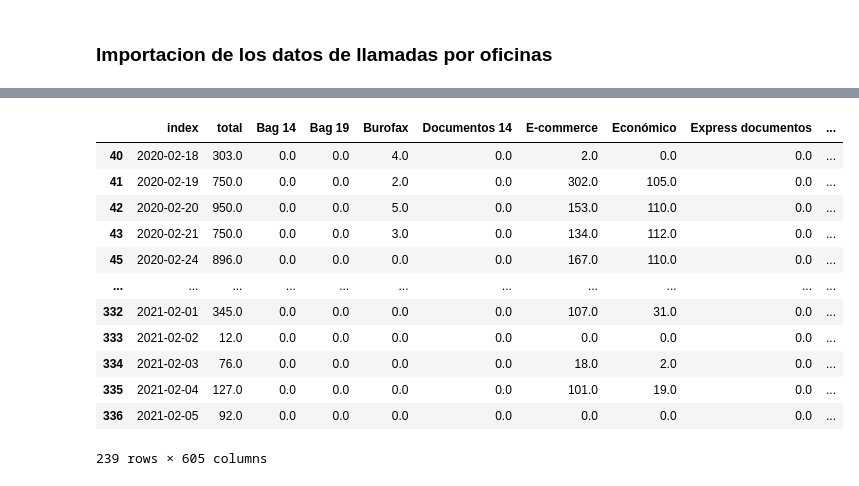
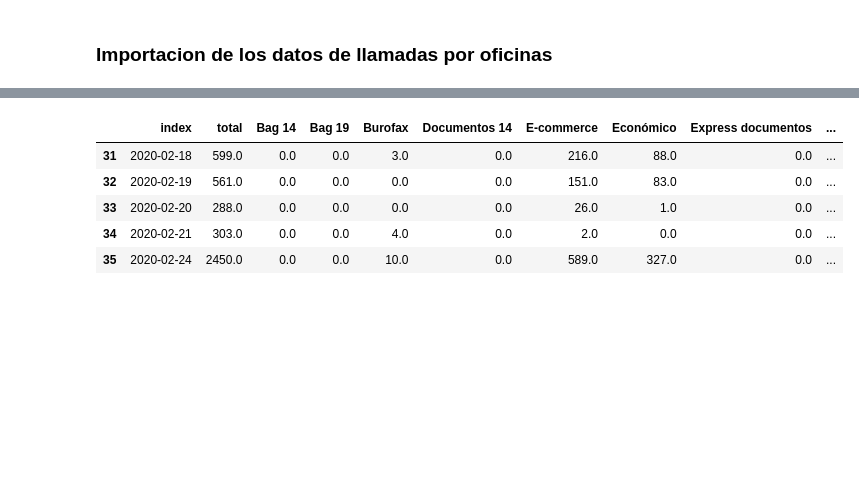
Before and after one commit to toniet/TFG, a Jupyter notebook: TFM_MVP.ipynb, the cells around one changed output, grey strips where cells are left out. Cells and saved outputs as stored; diff of their text form; code cells hidden in the pictures; blank space fills up the shorter version.

```diff
--- a/TFM_MVP.ipynb
+++ b/TFM_MVP.ipynb
@@ -61,14 +61,16 @@ def updateDate(s):
     nDate = np.nan
     ## Arreglar los 24H
     if s['Código servicio'] in envio24h:
-        nDate = s['Fecha envío'] + datetime.timedelta(days=1)
+        nDate = s['Fecha envío'] + datetime.timedelta(days=4)
     elif s['Código servicio'] in envio48h:
-        nDate = s['Fecha envío'] + datetime.timedelta(days=2)
+        nDate = s['Fecha envío'] + datetime.timedelta(days=5)
     else:
-        nDate = s['Fecha envío'] + datetime.timedelta(days=3)
+        nDate = s['Fecha envío'] + datetime.timedelta(days=6)
 
     if nDate.isoweekday() == 7:
         nDate = nDate + datetime.timedelta(days=1)
+    elif nDate.isoweekday() == 6:
+        nDate = nDate + datetime.timedelta(days=2)
 
     return nDate
 # %%
@@ -140,5 +142,5 @@ encoded_df.columns = encoder.categories_[0]
 # %%
-train = pd.concat([train,encoded_df], axis=1)
+#train = pd.concat([train,encoded_df], axis=1)
 # %%
 encoder = OneHotEncoder(handle_unknown='ignore')
 enc = train[['Código postal']]
@@ -169,6 +175,6 @@ df_calls = pd.read_csv('data/calls.csv')
 # %%
 df_calls = df_calls[['tCreacion','tInicio','tFinal','idCampanya']]
-df_calls.drop(df_calls.index[df_calls['tInicio'].isnull()], inplace=True)
+#df_calls.drop(df_calls.index[df_calls['tInicio'].isnull()], inplace=True)
 df_calls
 # %% [output]
 |  | tCreacion | tInicio | tFinal | idCampanya |
@@ -213,21 +205,14 @@ df_calls = df_calls[df_calls.tCreacion > 20]
 # %%
 df_explore = pd.concat([train, df_calls], axis=1).reset_index()
 df_explore.dropna(inplace=True)
-df_explore
+df_explore.head()
 # %% [output]
 |  | index | total | Bag 14 | Bag 19 | Burofax | Documentos 14 | E-commerce | Económico | Express documentos | ... |
-| 40 | 2020-02-18 | 303.0 | 0.0 | 0.0 | 4.0 | 0.0 | 2.0 | 0.0 | 0.0 | ... |
-| 41 | 2020-02-19 | 750.0 | 0.0 | 0.0 | 2.0 | 0.0 | 302.0 | 105.0 | 0.0 | ... |
-| 42 | 2020-02-20 | 950.0 | 0.0 | 0.0 | 5.0 | 0.0 | 153.0 | 110.0 | 0.0 | ... |
-| 43 | 2020-02-21 | 750.0 | 0.0 | 0.0 | 3.0 | 0.0 | 134.0 | 112.0 | 0.0 | ... |
-| 45 | 2020-02-24 | 896.0 | 0.0 | 0.0 | 0.0 | 0.0 | 167.0 | 110.0 | 0.0 | ... |
-| ... | ... | ... | ... | ... | ... | ... | ... | ... | ... | ... |
-| 332 | 2021-02-01 | 345.0 | 0.0 | 0.0 | 0.0 | 0.0 | 107.0 | 31.0 | 0.0 | ... |
-| 333 | 2021-02-02 | 12.0 | 0.0 | 0.0 | 0.0 | 0.0 | 0.0 | 0.0 | 0.0 | ... |
-| 334 | 2021-02-03 | 76.0 | 0.0 | 0.0 | 0.0 | 0.0 | 18.0 | 2.0 | 0.0 | ... |
-| 335 | 2021-02-04 | 127.0 | 0.0 | 0.0 | 0.0 | 0.0 | 101.0 | 19.0 | 0.0 | ... |
-| 336 | 2021-02-05 | 92.0 | 0.0 | 0.0 | 0.0 | 0.0 | 0.0 | 0.0 | 0.0 | ... |
+| 31 | 2020-02-18 | 599.0 | 0.0 | 0.0 | 3.0 | 0.0 | 216.0 | 88.0 | 0.0 | ... |
+| 32 | 2020-02-19 | 561.0 | 0.0 | 0.0 | 0.0 | 0.0 | 151.0 | 83.0 | 0.0 | ... |
+| 33 | 2020-02-20 | 288.0 | 0.0 | 0.0 | 0.0 | 0.0 | 26.0 | 1.0 | 0.0 | ... |
+| 34 | 2020-02-21 | 303.0 | 0.0 | 0.0 | 4.0 | 0.0 | 2.0 | 0.0 | 0.0 | ... |
+| 35 | 2020-02-24 | 2450.0 | 0.0 | 0.0 | 10.0 | 0.0 | 589.0 | 327.0 | 0.0 | ... |
-239 rows × 605 columns
 # %%
 import seaborn as sns
 import matplotlib.pyplot as plt
```
Also changed, not shown: parts of 12 cells of this notebook.
